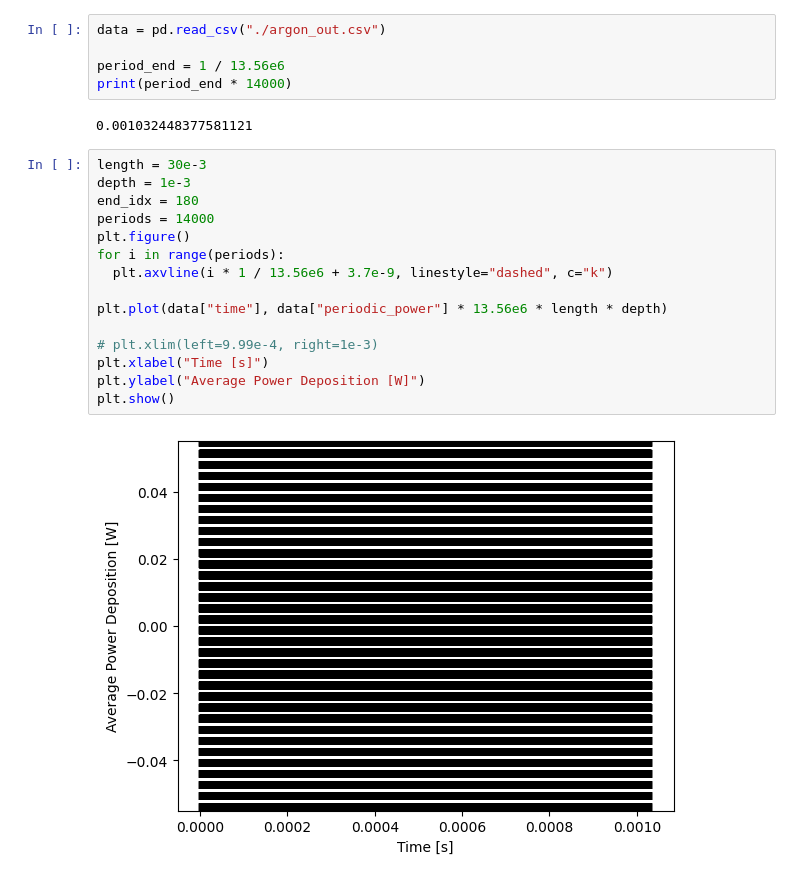
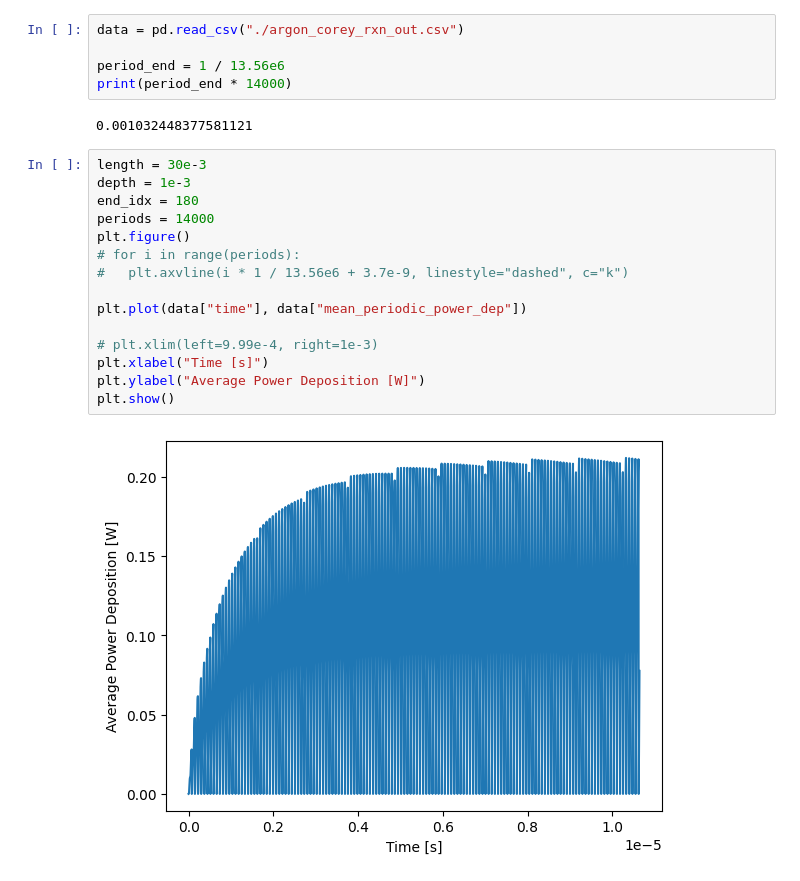
Before and after one commit to gsgall/zapdos, a Jupyter notebook: argon/post_process.ipynb, the cells around one changed output. Saved outputs shown, nothing was run; the diff lists cells and outputs as text.

```diff
--- a/argon/post_process.ipynb
+++ b/argon/post_process.ipynb
@@ -2,7 +2,7 @@
 import pandas as pd
 import matplotlib.pyplot as plt
 # %%
-data = pd.read_csv("./argon_out.csv")
+data = pd.read_csv("./argon_corey_rxn_out.csv")
 
 period_end = 1 / 13.56e6
 print(period_end * 14000)
@@ -11,17 +11,17 @@ print(period_end * 14000)
 # %%
 length = 30e-3
 depth = 1e-3
 end_idx = 180
 periods = 14000
 plt.figure()
-for i in range(periods):
-  plt.axvline(i * 1 / 13.56e6 + 3.7e-9, linestyle="dashed", c="k")
+# for i in range(periods):
+#   plt.axvline(i * 1 / 13.56e6 + 3.7e-9, linestyle="dashed", c="k")
 
-plt.plot(data["time"], data["periodic_power"] * 13.56e6 * length * depth)
+plt.plot(data["time"], data["mean_periodic_power_dep"])
 
 # plt.xlim(left=9.99e-4, right=1e-3)
 plt.xlabel("Time [s]")
 plt.ylabel("Average Power Deposition [W]")
 plt.show()
 # %% [output]
-[figure, old version]
+[figure, new version]
```
Also changed, not shown: 8 other files.
